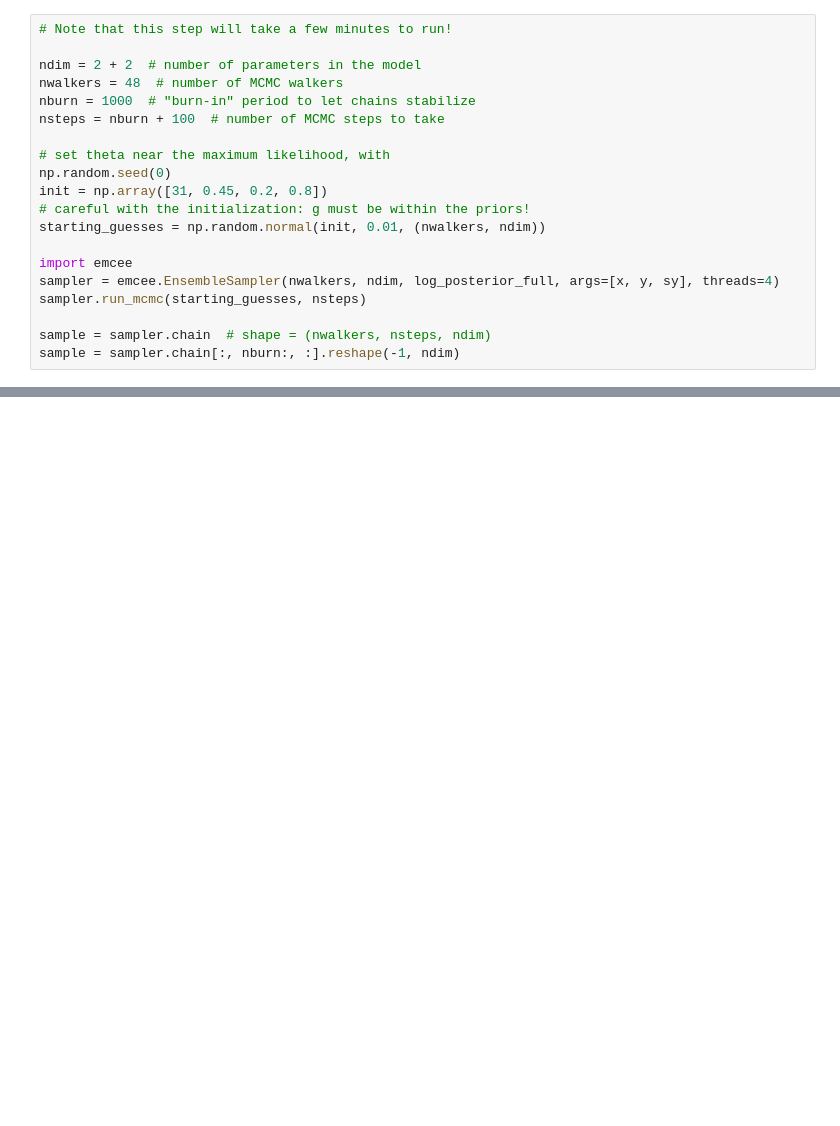
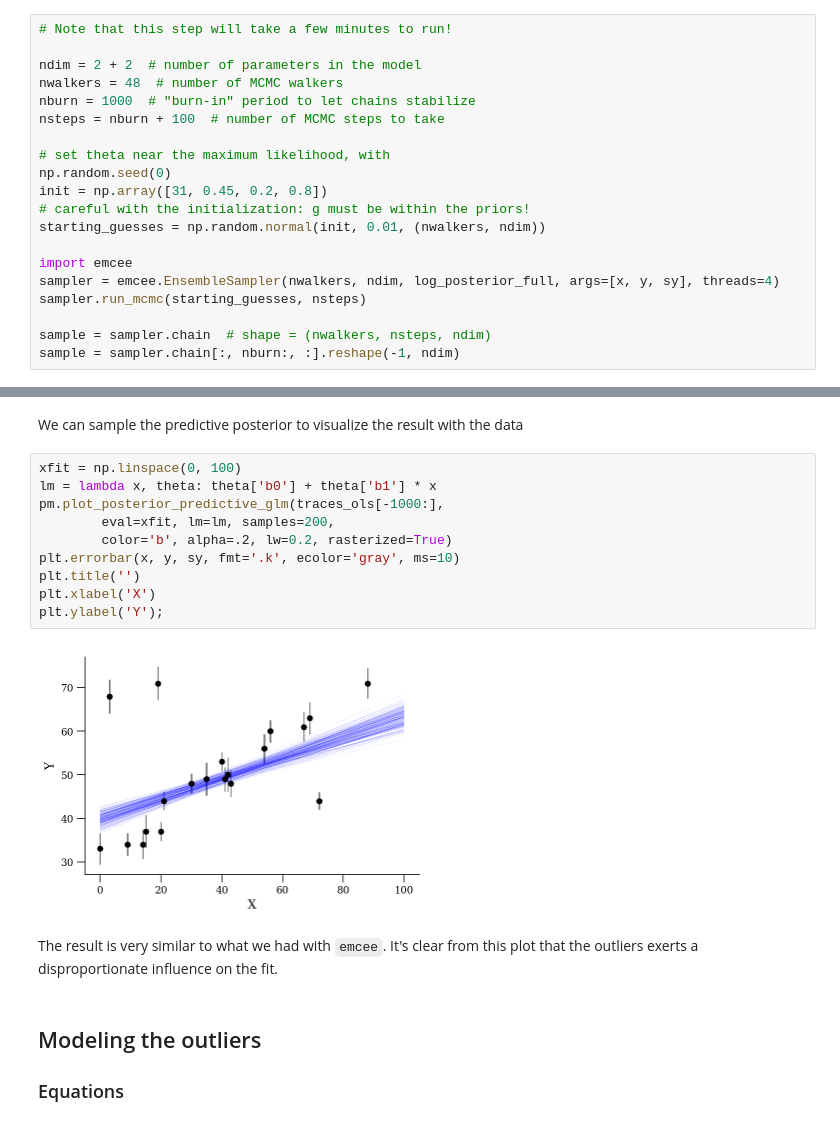
Before and after one commit to mfouesneau/HGSFP, a Jupyter notebook: straighlinefit.ipynb, the cells around one changed output, grey strips where cells are left out. Cells and saved outputs as stored; diff of their text form; blank space fills up the shorter version.

```diff
--- a/straighlinefit.ipynb
+++ b/straighlinefit.ipynb
@@ -492,0 +577,20 @@ plt.hlines([0.5], *plt.xlim());
+# %% [markdown]
+We can sample the predictive posterior to visualize the result with the data
+# %%
+xfit = np.linspace(0, 100)
+lm = lambda x, theta: theta['b0'] + theta['b1'] * x
+pm.plot_posterior_predictive_glm(traces_ols[-1000:],
+        eval=xfit, lm=lm, samples=200,
+        color='b', alpha=.2, lw=0.2, rasterized=True)
+plt.errorbar(x, y, sy, fmt='.k', ecolor='gray', ms=10)
+plt.title('')
+plt.xlabel('X')
+plt.ylabel('Y');
+# %% [output]
+[figure, added]
+# %% [markdown]
+The result is very similar to what we had with `emcee`. It's clear from this plot that the outliers exerts a disproportionate influence on the fit.
+# %% [markdown]
+## Modeling the outliers
+
+### Equations
```
Also changed, not shown: parts of 30 cells of this notebook.
